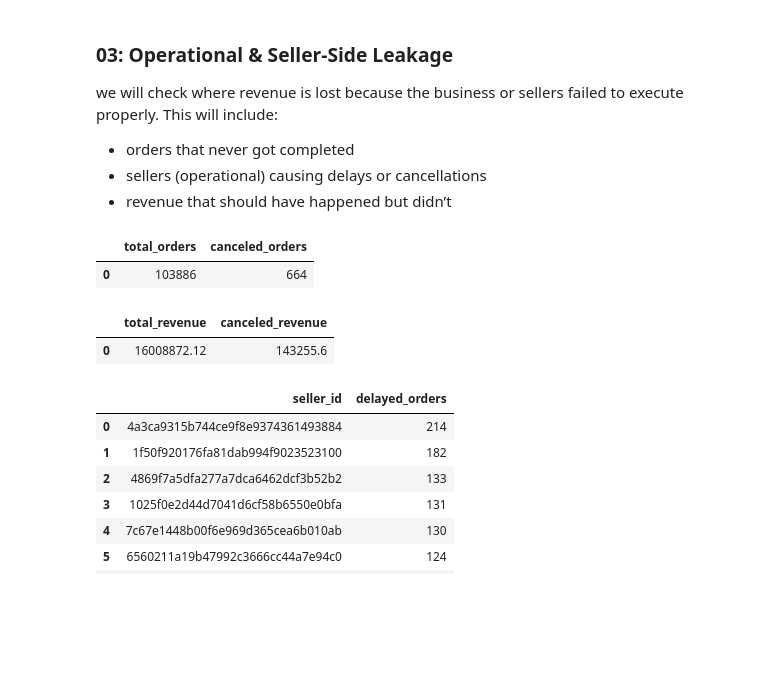
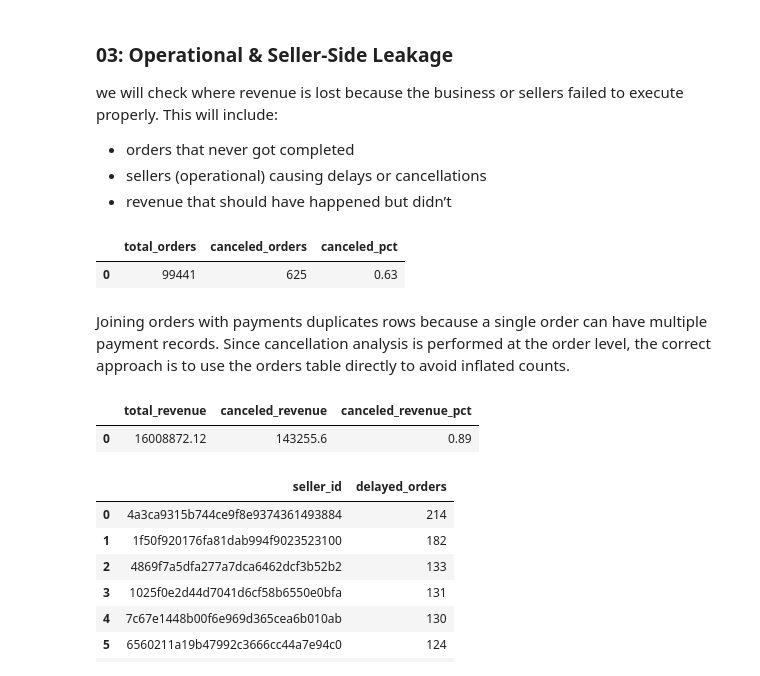
Before and after one commit to anuragchauhan21/Revenue_Risk_Analysis, a Jupyter notebook: revenue_leakage_analysis.ipynb, the cells around one changed output. Cells and saved outputs as stored; diff of their text form; code cells hidden in the pictures; blank space fills up the shorter version.

```diff
--- a/revenue_leakage_analysis.ipynb
+++ b/revenue_leakage_analysis.ipynb
@@ -494,24 +499,29 @@ This will include:
 - revenue that should have happened but didn’t
 # %%
 # Order Cancellation Leakage
-query = '''SELECT COUNT(*) AS total_orders, SUM(CASE WHEN o.order_status = "canceled" THEN 1 ELSE 0 END) AS canceled_orders
-           FROM orders o JOIN payments p
-           ON o.order_id = p.order_id;
+query = '''SELECT COUNT(*) AS total_orders, SUM(CASE WHEN o.order_status = "canceled" THEN 1 ELSE 0 END) AS canceled_orders,
+                  ROUND(100.0 * SUM(CASE WHEN order_status = "canceled" THEN 1 ELSE 0 END) / COUNT(*), 2) AS canceled_pct
+           FROM orders o;
 '''
 pd.read_sql(query, conn)
 # %% [output]
-|  | total_orders | canceled_orders |
-| 0 | 103886 | 664 |
+|  | total_orders | canceled_orders | canceled_pct |
+| 0 | 99441 | 625 | 0.63 |
+# %% [markdown]
+Joining orders with payments duplicates rows because a single order can have multiple payment records. Since cancellation analysis is performed at the order level, the correct approach is to use the orders table directly to avoid inflated counts.
 # %%
-query = '''SELECT SUM(p.payment_value) total_revenue, SUM(CASE WHEN o.order_status = "canceled" THEN p.payment_value END) AS canceled_revenue
+query = '''SELECT SUM(p.payment_value) total_revenue,
+                  SUM(CASE WHEN o.order_status = "canceled" THEN p.payment_value ELSE 0 END) AS canceled_revenue,
+                   ROUND(100.0 * SUM(CASE WHEN o.order_status = "canceled" THEN p.payment_value ELSE 0 END) / SUM(p.payment_value), 2)
+                        AS canceled_revenue_pct
            FROM orders o JOIN payments p
            ON o.order_id = p.order_id;
 '''
 canceled_order = pd.read_sql(query, conn)
 canceled_order
 # %% [output]
-|  | total_revenue | canceled_revenue |
-| 0 | 16008872.12 | 143255.6 |
+|  | total_revenue | canceled_revenue | canceled_revenue_pct |
+| 0 | 16008872.12 | 143255.6 | 0.89 |
 # %%
 # Seller-related delivery delays
 query = '''
```
Also changed, not shown: parts of 7 cells of this notebook.
